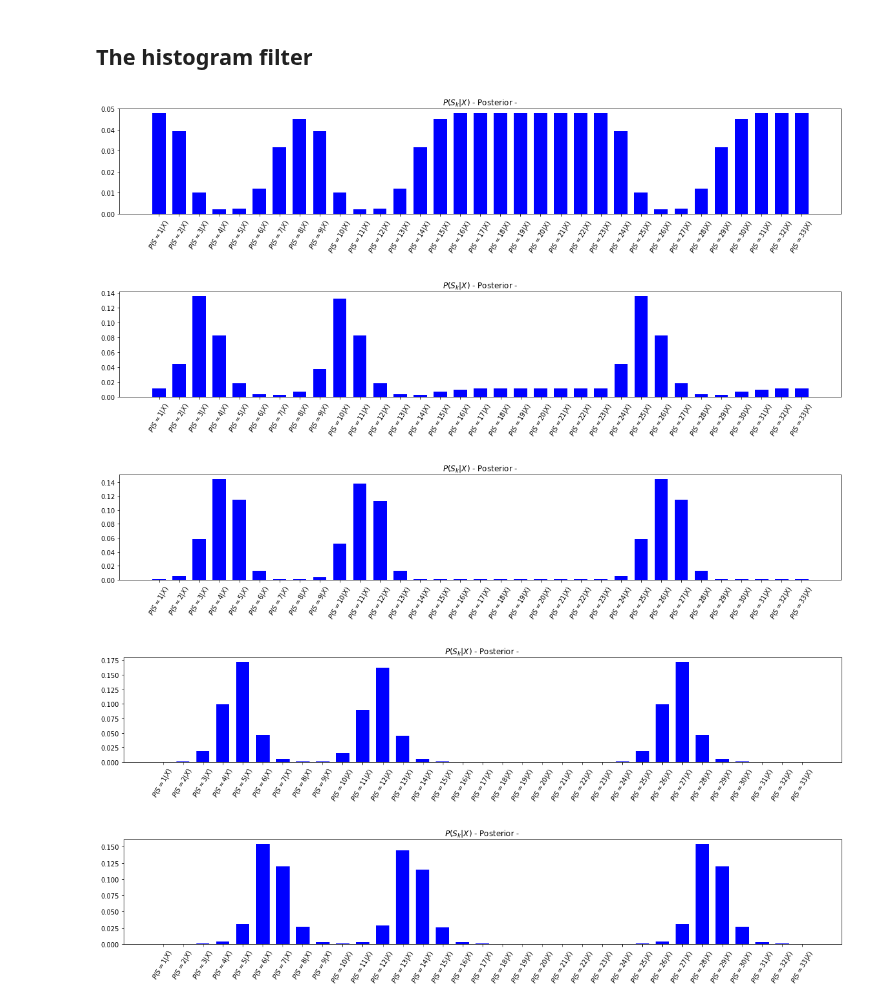
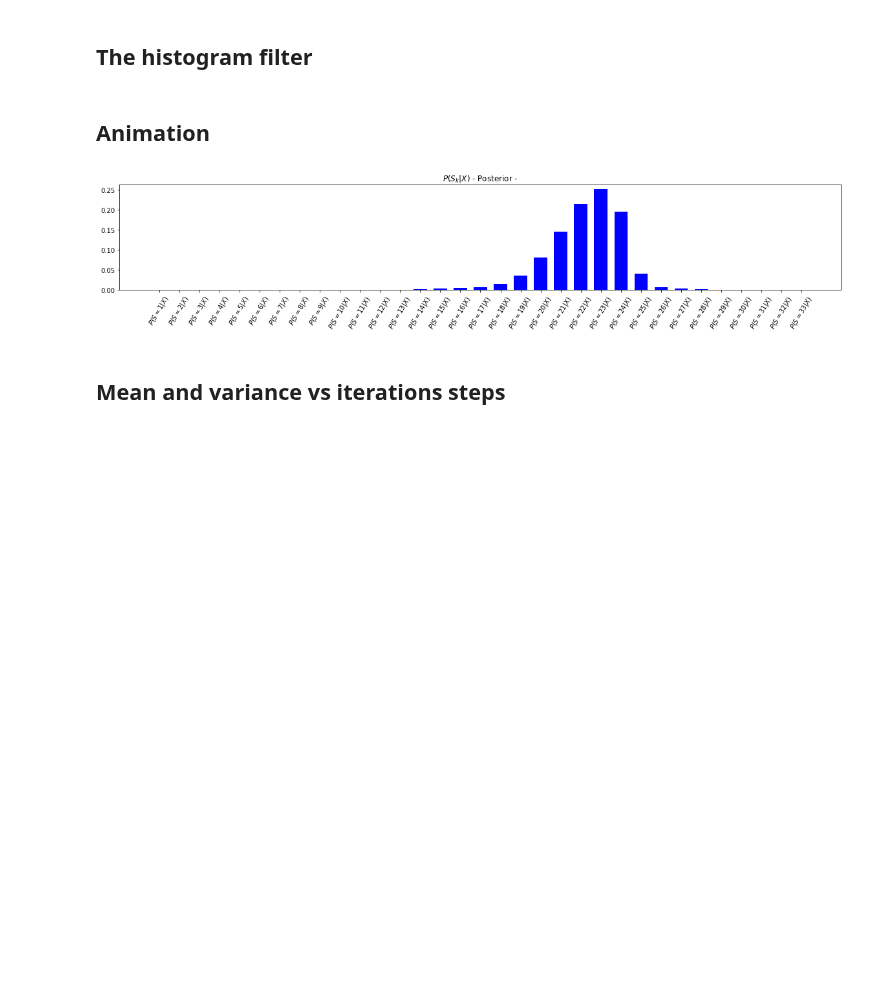
Before and after one commit to jganzabal/Kalman-as-Recursive-Bayesian-Estimation, a Jupyter notebook: Histogram Filters.ipynb, the cells around one changed output. Drawn from its saved outputs; the diff is of its cells as text; code cells hidden in the pictures; blank space fills up the shorter version.

```diff
--- a/Histogram Filters.ipynb
+++ b/Histogram Filters.ipynb
@@ -288,11 +315,12 @@ hmm.plot_basic_hmm_model(N = 21, N_states_visible = 10, circular = True, stay_st
 # %%
 p = np.ones(N)/N
 X = 'door'
-likelihood = HF.get_room_observation_likelihood(N = N, doors = doors, pulse = pulse, noise = noise)
+likelihood = get_room_observation_likelihood(N = N, doors = doors, pulse = pulse, noise = noise)
 posterior = update(p, X, likelihood)
-HF.plot_distribution(posterior, title = '$P(S_k|X)$ - Posterior -',
+str_indexes_posterior =  ['$P(S=%s|X)$'%int(i+1) for i in range(len(p))]
+plot_distribution(posterior, title = '$P(S_k|X)$ - Posterior -',
                              str_indexes= str_indexes_posterior, rotation = 60)
-HF.plot_distribution(W, title = 'Transition probabilities')
+plot_distribution(W, title = 'Transition probabilities')
 # %% [output]
 [figure]
 [figure]
@@ -319,38 +347,52 @@ HF.plot_distribution(predicted, title = 'predicted')
 ## The histogram filter
 # %%
 def run_histogram_filter(W, measurements, likelihood, prior = np.ones(N)/N):
+    mean_list = []
+    var_list = []
+    mean_list_pred = []
+    var_list_pred = []
     for i in range(len(measurements)):
+
         posterior = update(prior, measurements[i], likelihood)
-        predicted = HF.convolve(posterior, W)
+        mean, variance = get_hist_circular_mean_var(posterior)
+        predicted = convolve(posterior, W)
         prior = predicted
-    return posterior
+        mean_pred, variance_pred = get_hist_circular_mean_var(prior)
+
+        mean_list.append(mean)
+        var_list.append(variance)
+        mean_list_pred.append(mean_pred)
+        var_list_pred.append(variance_pred)
+    return posterior, mean_list, var_list, mean_list_pred, var_list_pred
+# %% [markdown]
+## Animation
 # %%
-from IPython import display
-
 short_walk = ['wall', 'wall', 'door', 'door', 'door', 'wall', 'wall', 'wall', 'wall', 'door', 'door', 'door', 'wall']
 cicle = ['wall', 'wall', 'door', 'door', 'door', 'wall', 'wall', 'wall', 'wall', 'door', 'door',
+         'door', 'wall', 'wall', 'wall', 'wall', 'wall', 'wall', 'wall', 'wall', 'wall', 'wall',
+         'wall', 'wall', 'door', 'door', 'door', 'wall', 'wall', 'wall', 'wall', 'wall', 'wall',
+         'wall', 'wall', 'door', 'door', 'door', 'wall', 'wall', 'wall', 'wall', 'door', 'door',
          'door', 'wall', 'wall', 'wall', 'wall', 'wall', 'wall', 'wall', 'wall', 'wall', 'wall',
          'wall', 'wall', 'door', 'door', 'door', 'wall', 'wall', 'wall', 'wall', 'wall', 'wall']
 
 #measurements = np.roll(cicle, -4)
 #posterior = run_histogram_filter(W, measurements, prior = np.ones(N)/N)
 #kalman.plot_distribution(posterior, title = '$P(S_k|X)$ - Posterior -',
 #                             str_indexes= str_indexes_posterior, rotation = 60)
 
-for i in range(33):
+for i in range(20):
     measurements = cicle[:(1*i+2)]
 
-    posterior = run_histogram_filter(W, measurements, likelihood, prior = np.ones(N)/N)
-    HF.plot_distribution(posterior, title = '$P(S_k|X)$ - Posterior -',
-                                 str_indexes= str_indexes_posterior, rotation = 60)
-    display.clear_output(wait=True)
-    display.display(plt.gcf())
-    print(measurements)
+    posterior, _, _,_,_ = run_histogram_filter(W=W, measurements = measurements, likelihood = likelihood, prior = np.ones(N)/N)
+    #plot_distribution(posterior, title = '$P(S_k|X)$ - Posterior -', str_indexes= str_indexes_posterior, rotation = 60)
+    #display.clear_output(wait=True)
+    #plt.gcf().show()
+    #display.display(plt.gcf())
+    #print(measurements)
     #input("Press ENTER to continue.")
-display.clear_output(wait=True)
+
+plot_distribution(posterior, title = '$P(S_k|X)$ - Posterior -', str_indexes= str_indexes_posterior, rotation = 60)
 # %% [output]
-[figure, old version]
+[figure, new version]
-[figure, removed]
-[figure, removed]
-[figure, removed]
-[figure, removed]
+# %% [markdown]
+## Mean and variance vs iterations steps
```
Also changed, not shown: parts of 25 cells of this notebook, 2 other files.
